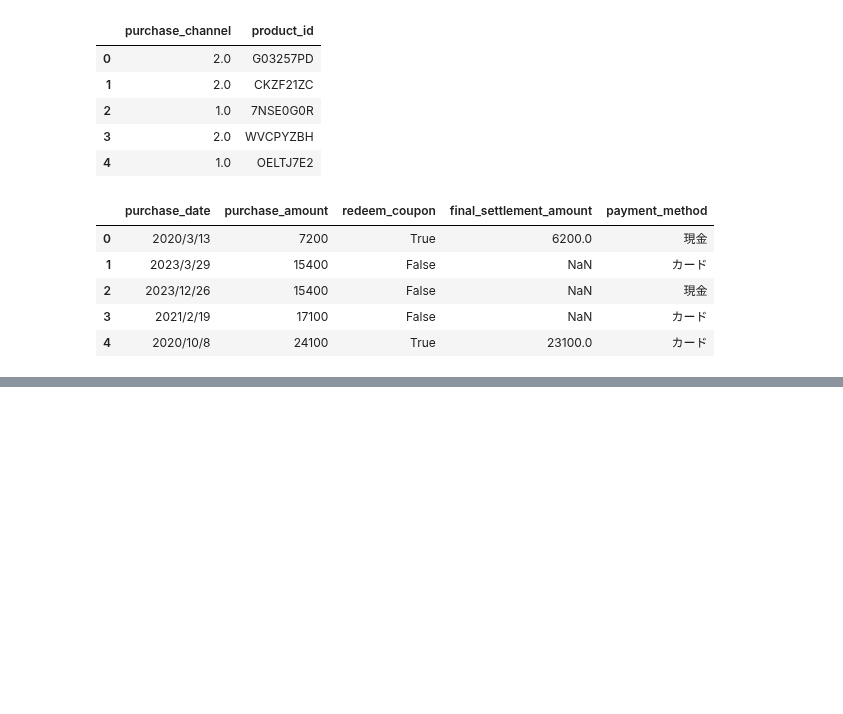
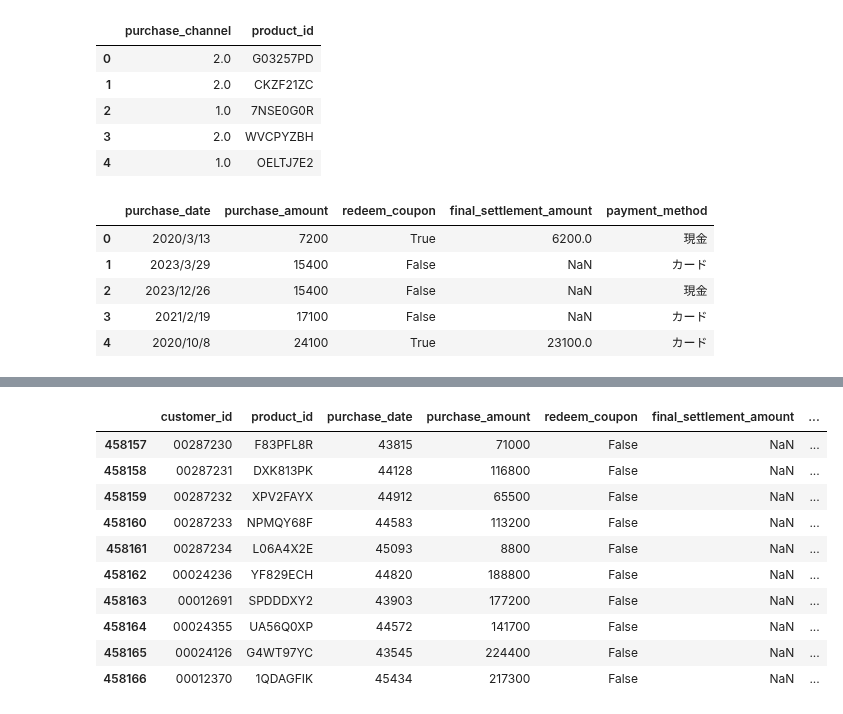
Before and after one commit to maton369/Data_Preprocessing_For_Data_Analyze, a Jupyter notebook: code/05_sort_filter.ipynb, the cells around one changed output, grey strips where cells are left out. Saved outputs shown, nothing was run; the diff lists cells and outputs as text; code cells hidden in the pictures; blank space fills up the shorter version.

```diff
--- a/code/05_sort_filter.ipynb
+++ b/code/05_sort_filter.ipynb
@@ -71,0 +170,18 @@ selected_columns_data.head()
+# %%
+# 最後の10行を抽出
+last_10_rows = df.iloc[-10:]
+
+# 結果の表示
+last_10_rows
+# %% [output]
+|  | customer_id | product_id | purchase_date | purchase_amount | redeem_coupon | final_settlement_amount | ... |
+| 458157 | 00287230 | F83PFL8R | 43815 | 71000 | False | NaN | ... |
+| 458158 | 00287231 | DXK813PK | 44128 | 116800 | False | NaN | ... |
+| 458159 | 00287232 | XPV2FAYX | 44912 | 65500 | False | NaN | ... |
+| 458160 | 00287233 | NPMQY68F | 44583 | 113200 | False | NaN | ... |
+| 458161 | 00287234 | L06A4X2E | 45093 | 8800 | False | NaN | ... |
+| 458162 | 00024236 | YF829ECH | 44820 | 188800 | False | NaN | ... |
+| 458163 | 00012691 | SPDDDXY2 | 43903 | 177200 | False | NaN | ... |
+| 458164 | 00024355 | UA56Q0XP | 44572 | 141700 | False | NaN | ... |
+| 458165 | 00024126 | G4WT97YC | 43545 | 224400 | False | NaN | ... |
+| 458166 | 00012370 | 1QDAGFIK | 45434 | 217300 | False | NaN | ... |
```
Also changed, not shown: parts of 6 cells of this notebook.
